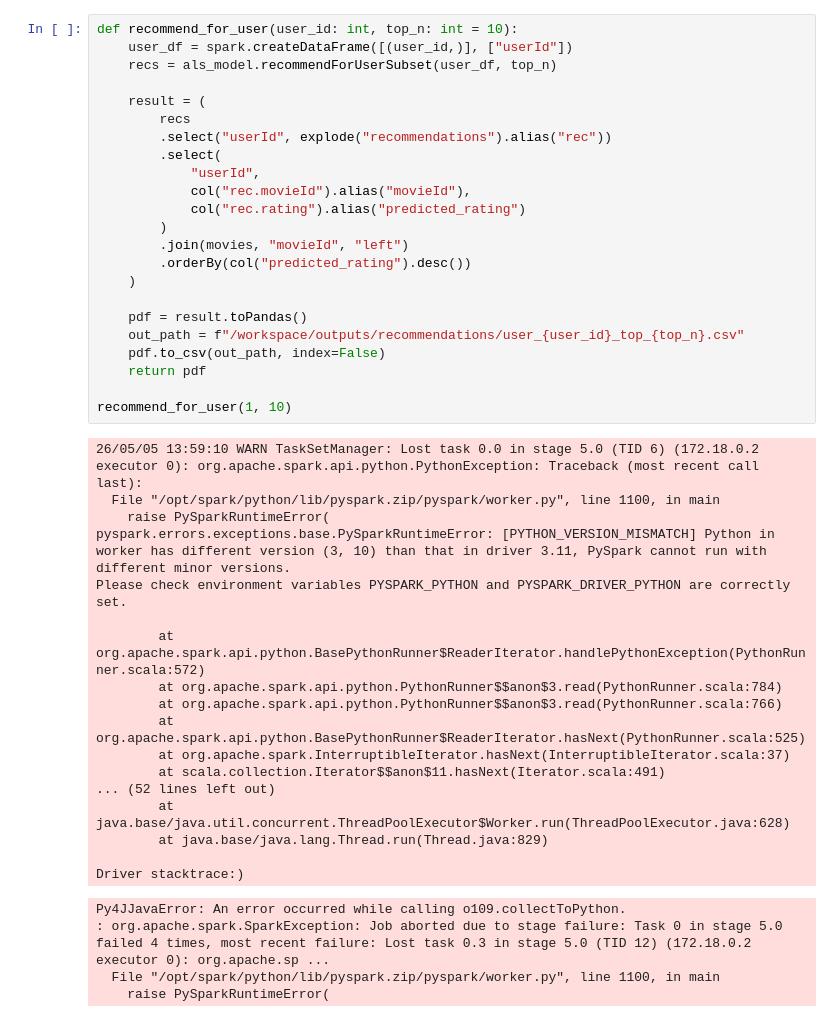
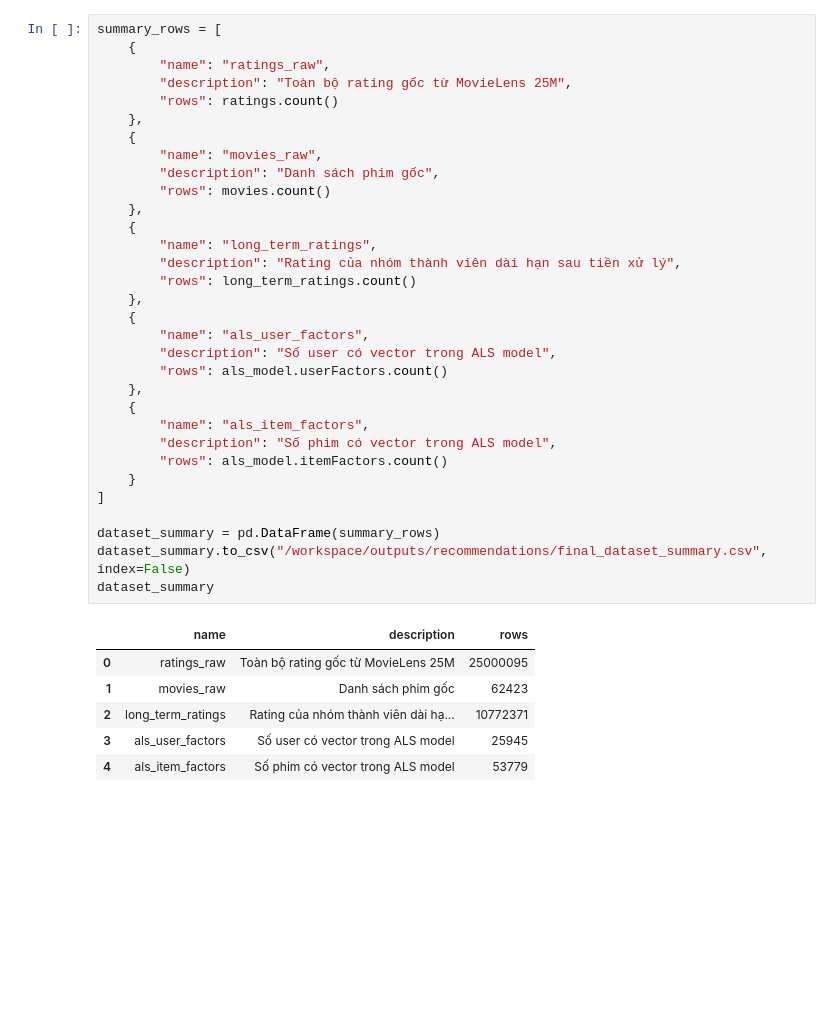
Before and after one commit to Newt-Louis/netflix_recommendation_system, a Jupyter notebook: notebooks/9_recommendation_result_demo.ipynb, the cells around one changed output. Saved outputs shown, nothing was run; the diff lists cells and outputs as text; blank space fills up the shorter version.

```diff
--- a/notebooks/9_recommendation_result_demo.ipynb
+++ b/notebooks/9_recommendation_result_demo.ipynb
@@ -36,45 +56,39 @@ To adjust logging level use sc.setLogLevel(newLevel). For SparkR, use setLogLeve
 # %%
-def recommend_for_user(user_id: int, top_n: int = 10):
-    user_df = spark.createDataFrame([(user_id,)], ["userId"])
-    recs = als_model.recommendForUserSubset(user_df, top_n)
+summary_rows = [
+    {
+        "name": "ratings_raw",
+        "description": "Toàn bộ rating gốc từ MovieLens 25M",
+        "rows": ratings.count()
+    },
+    {
+        "name": "movies_raw",
+        "description": "Danh sách phim gốc",
+        "rows": movies.count()
+    },
+    {
+        "name": "long_term_ratings",
+        "description": "Rating của nhóm thành viên dài hạn sau tiền xử lý",
+        "rows": long_term_ratings.count()
+    },
+    {
+        "name": "als_user_factors",
+        "description": "Số user có vector trong ALS model",
+        "rows": als_model.userFactors.count()
+    },
+    {
+        "name": "als_item_factors",
+        "description": "Số phim có vector trong ALS model",
+        "rows": als_model.itemFactors.count()
+    }
+]
 
-    result = (
-        recs
-        .select("userId", explode("recommendations").alias("rec"))
-        .select(
-            "userId",
-            col("rec.movieId").alias("movieId"),
-            col("rec.rating").alias("predicted_rating")
-        )
-        .join(movies, "movieId", "left")
-        .orderBy(col("predicted_rating").desc())
-    )
-
-    pdf = result.toPandas()
-    out_path = f"/workspace/outputs/recommendations/user_{user_id}_top_{top_n}.csv"
-    pdf.to_csv(out_path, index=False)
-    return pdf
-
-recommend_for_user(1, 10)
+dataset_summary = pd.DataFrame(summary_rows)
+dataset_summary.to_csv("/workspace/outputs/recommendations/final_dataset_summary.csv", index=False)
+dataset_summary
 # %% [output]
-26/05/05 13:59:10 WARN TaskSetManager: Lost task 0.0 in stage 5.0 (TID 6) (172.18.0.2 executor 0): org.apache.spark.api.python.PythonException: Traceback (most recent call last):
-  File "/opt/spark/python/lib/pyspark.zip/pyspark/worker.py", line 1100, in main
-    raise PySparkRuntimeError(
-pyspark.errors.exceptions.base.PySparkRuntimeError: [PYTHON_VERSION_MISMATCH] Python in worker has different version (3, 10) than that in driver 3.11, PySpark cannot run with different minor versions.
-Please check environment variables PYSPARK_PYTHON and PYSPARK_DRIVER_PYTHON are correctly set.
-
-        at org.apache.spark.api.python.BasePythonRunner$ReaderIterator.handlePythonException(PythonRunner.scala:572)
-        at org.apache.spark.api.python.PythonRunner$$anon$3.read(PythonRunner.scala:784)
-        at org.apache.spark.api.python.PythonRunner$$anon$3.read(PythonRunner.scala:766)
-        at org.apache.spark.api.python.BasePythonRunner$ReaderIterator.hasNext(PythonRunner.scala:525)
-        at org.apache.spark.InterruptibleIterator.hasNext(InterruptibleIterator.scala:37)
-        at scala.collection.Iterator$$anon$11.hasNext(Iterator.scala:491)
-... (52 lines left out)
-        at java.base/java.util.concurrent.ThreadPoolExecutor$Worker.run(ThreadPoolExecutor.java:628)
-        at java.base/java.lang.Thread.run(Thread.java:829)
-
-Driver stacktrace:)
-Py4JJavaError: An error occurred while calling o109.collectToPython.
-: org.apache.spark.SparkException: Job aborted due to stage failure: Task 0 in stage 5.0 failed 4 times, most recent failure: Lost task 0.3 in stage 5.0 (TID 12) (172.18.0.2 executor 0): org.apache.sp ...
-  File "/opt/spark/python/lib/pyspark.zip/pyspark/worker.py", line 1100, in main
-    raise PySparkRuntimeError(
+|  | name | description | rows |
+| 0 | ratings_raw | Toàn bộ rating gốc từ MovieLens 25M | 25000095 |
+| 1 | movies_raw | Danh sách phim gốc | 62423 |
+| 2 | long_term_ratings | Rating của nhóm thành viên dài hạ... | 10772371 |
+| 3 | als_user_factors | Số user có vector trong ALS model | 25945 |
+| 4 | als_item_factors | Số phim có vector trong ALS model | 53779 |
```
Also changed, not shown: parts of 8 cells of this notebook, 1 other file.
